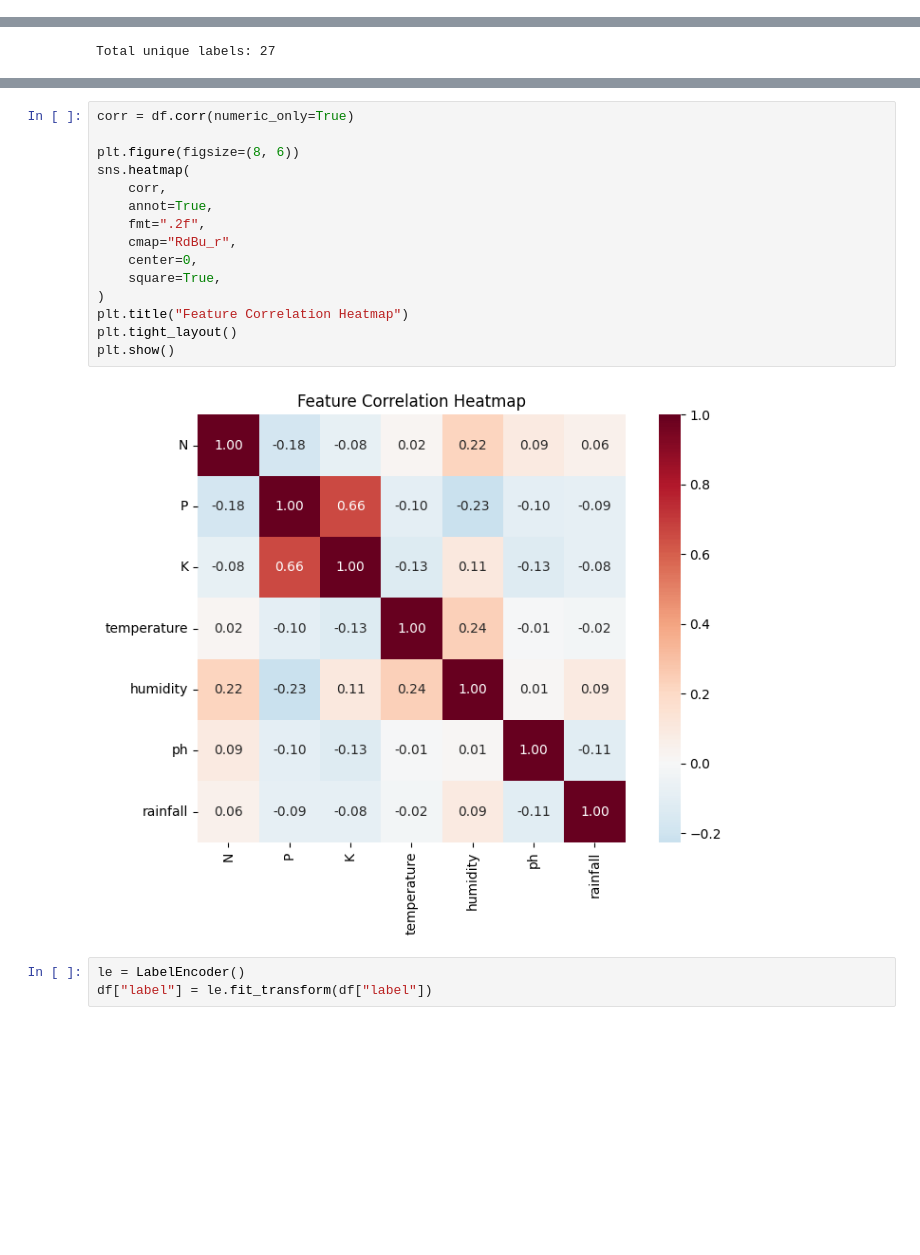
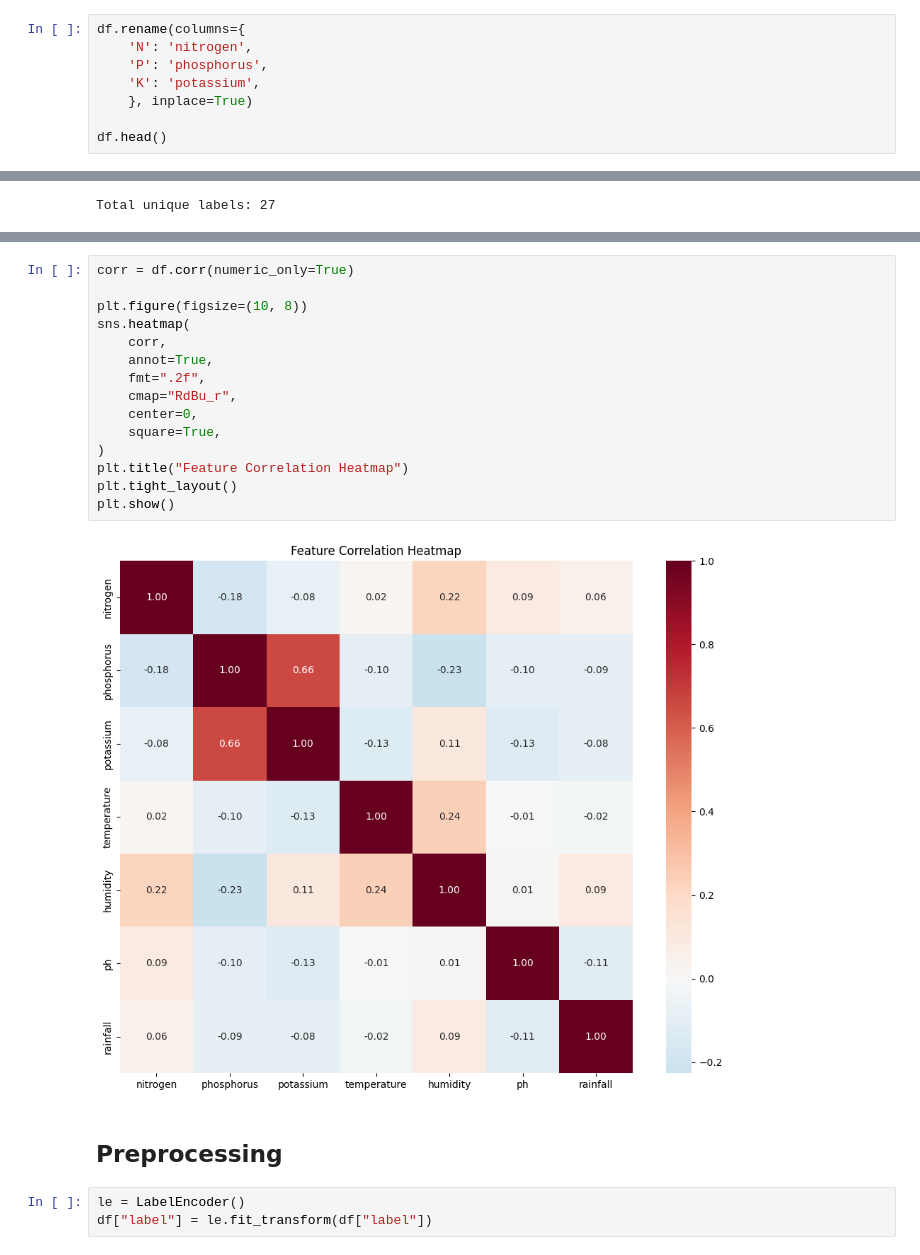
Before and after one commit to MMADUs/Plant-Recommendation-System, a Jupyter notebook: pipeline.ipynb, the cells around one changed output, grey strips where cells are left out. Drawn from its saved outputs; the diff is of its cells as text; blank space fills up the shorter version.

```diff
--- a/pipeline.ipynb
+++ b/pipeline.ipynb
@@ -55,0 +28,8 @@ memory usage: 582.9+ KB
+# %%
+df.rename(columns={
+    'N': 'nitrogen',
+    'P': 'phosphorus',
+    'K': 'potassium',
+    }, inplace=True)
+
+df.head()
@@ -85,20 +168,22 @@ sns.pairplot(
 # %%
 corr = df.corr(numeric_only=True)
 
-plt.figure(figsize=(8, 6))
+plt.figure(figsize=(10, 8))
 sns.heatmap(
     corr,
     annot=True,
     fmt=".2f",
     cmap="RdBu_r",
     center=0,
     square=True,
 )
 plt.title("Feature Correlation Heatmap")
 plt.tight_layout()
 plt.show()
 # %% [output]
-[figure, old version]
+[figure, new version]
+# %% [markdown]
+## Preprocessing
 # %%
 le = LabelEncoder()
 df["label"] = le.fit_transform(df["label"])
```
Also changed, not shown: parts of 38 cells of this notebook, 2 other files.
